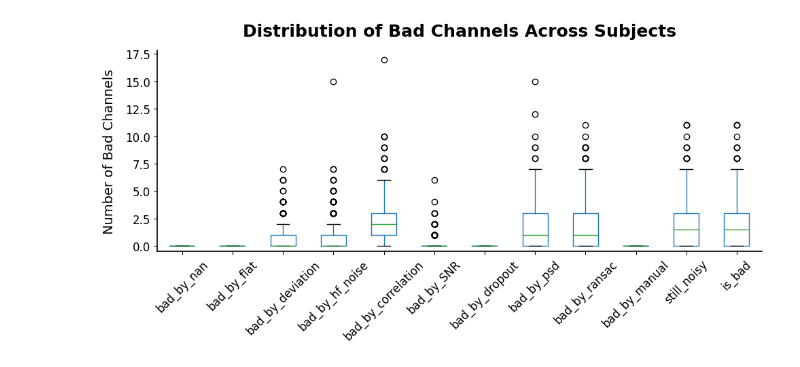
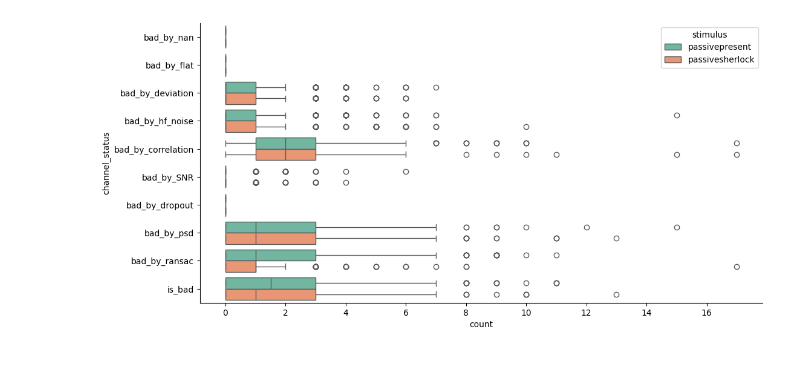
Before and after one commit to childmindresearch/NKI_RS2_EEG, a Jupyter notebook: src/nki_rs2_eeg/plotting.ipynb, the cells around one changed output. Cells and saved outputs as stored; diff of their text form; code cells hidden in the pictures.

```diff
--- a/src/nki_rs2_eeg/plotting.ipynb
+++ b/src/nki_rs2_eeg/plotting.ipynb
@@ -9,49 +19,35 @@ from nki_rs2_eeg.config import (SESSION_ID, TASK_ID, RUN_ID, DERIVATIVES_DIR, CO
 # %%
-channel_files = list(DERIVATIVES_DIR.rglob("sub*/ses-MOBI1A/eeg/sub-*_ses-MOBI1A_task-passivepresent_run-1_channels.tsv"))
-# Combine all channel files into a single DataFrame
-channels_df = pd.concat([pd.read_csv(file, sep='\t') for file in channel_files])
-sub_ids = [file.parts[-4] for file in channel_files]
-channels_df['subject'] = np.repeat(sub_ids, 64)
-channels_df['is_bad'] = channels_df['status'] == 'bad'
+pp_chanels_df = make_channel_df("passivepresent")
 # for each subject get the sum of the boolean columns
-channels = channels_df.groupby('subject')[channels_df.select_dtypes(include='bool').columns].sum()
+pp_bool = pp_chanels_df.groupby('subject')[pp_chanels_df.select_dtypes(include='bool').columns].sum()
+pp_bool['stimulus'] = "passivepresent"
+
+ps_chanels_df = make_channel_df("passivesherlock")
+ps_bool = ps_chanels_df.groupby('subject')[ps_chanels_df.select_dtypes(include='bool').columns].sum()
+ps_bool['stimulus'] = "passivesherlock"
-# %%
-import matplotlib.pyplot as plt
-import matplotlib.ticker as ticker
-
-plt.style.use('default')
-
-fig, ax = plt.subplots(figsize=(10, 5))
-
-# Plot boxplot on the axes
-channels.boxplot(ax=ax)
-
-# ── Styling ────────────────────────────────────────────────────────────────────
-# White background
-fig.patch.set_facecolor('white')
-ax.set_facecolor('white')
-
-# Lift the y-axis floor so 0 sits above the spine
-ax.set_ylim(bottom=-0.5)
-ax.spines['bottom'].set_position(('data', -0.5))  # spine stays at plot edge
-
-# Presentation fonts
-ax.set_title('Distribution of Bad Channels Across Subjects', fontsize=18, fontweight='bold', pad=15)
-ax.set_ylabel('Number of Bad Channels', fontsize=14, labelpad=10)
-ax.set_xlabel('')
-
-ax.tick_params(axis='both', labelsize=12)
-ax.tick_params(axis='x', rotation=45)
-
-# Clean spines — keep bottom and left only
-ax.spines['top'].set_visible(False)
-ax.spines['right'].set_visible(False)
-ax.spines['left'].set_linewidth(1.2)
-ax.spines['bottom'].set_linewidth(1.2)
-
-ax.grid(False)
-
-plt.tight_layout()
-plt.show()
-# %% [output]
-[figure, removed]
+# %%
+
+channels = pd.concat([pp_bool, ps_bool], ignore_index=True)
+# Convert the channels dataframe to long format for seaborn
+channels_long = channels.melt(id_vars=['stimulus'], value_vars=[ 'bad_by_nan', 'bad_by_flat',
+                                                               'bad_by_deviation', 'bad_by_hf_noise', 'bad_by_correlation', 'bad_by_SNR', 'bad_by_dropout', 'bad_by_psd', 'bad_by_ransac', 'is_bad' ], var_name='channel_status', value_name='count')
+# %%
+#make a boxplot of the distribution of bad channels in each category across subjects with stimulus as the hue variable
+from matplotlib import ticker
+
+
+fig, ax = plt.subplots(figsize=(12, 6))
+
+sns.boxplot(y="channel_status", x="count", hue="stimulus", data=channels_long, palette='Set2')
+# make the x axis labels more readable
+#ax.set_xticklabels(ax.get_xticklabels(), rotation=45, ha='right')
+# Remove the top and right spines
+ax.spines['top'].set_visible(False)
+ax.spines['right'].set_visible(False)
+# make the x axis only show integer ticks and set the y axis limits to 0 and 20
+
+#only whole numbers on the x axis
+ax.xaxis.set_major_locator(ticker.MaxNLocator(integer=True))
+# move the y=0 up
+# %% [output]
+[figure, added]
```
Also changed, not shown: parts of 5 cells of this notebook, 2 other files.
